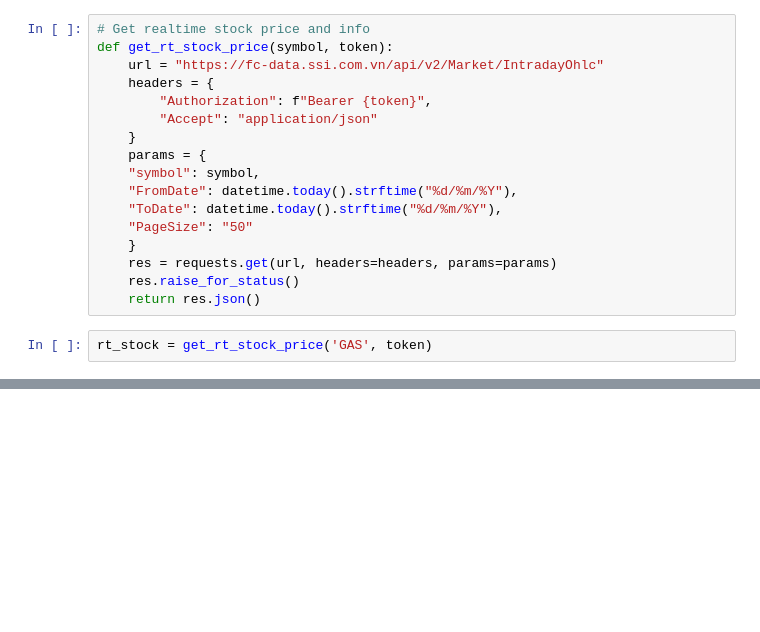
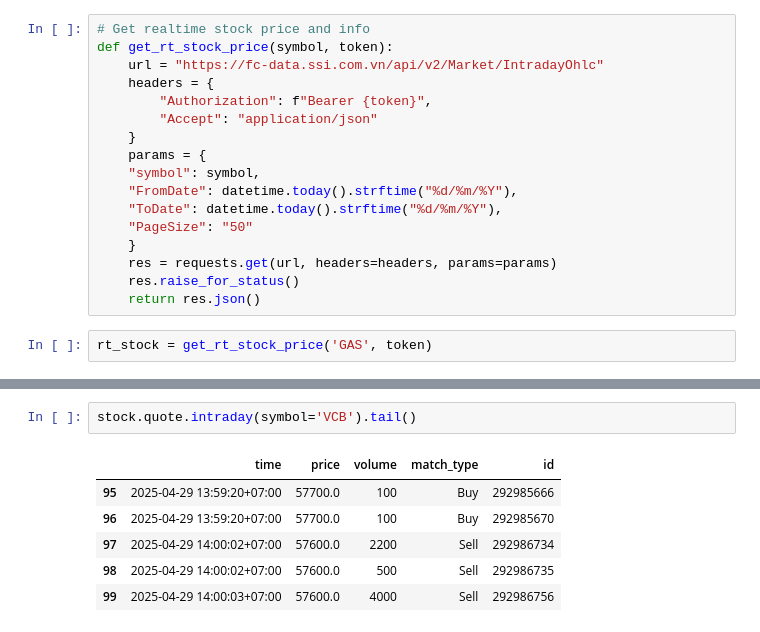
Before and after one commit to thangtm58/trading_algorithm, a Jupyter notebook: ssi.ipynb, the cells around one changed output, grey strips where cells are left out. Saved outputs shown, nothing was run; the diff lists cells and outputs as text; blank space fills up the shorter version.

```diff
--- a/ssi.ipynb
+++ b/ssi.ipynb
@@ -204,0 +233,9 @@ KeyboardInterrupt:
+# %%
+stock.quote.intraday(symbol='VCB').tail()
+# %% [output]
+|  | time | price | volume | match_type | id |
+| 95 | 2025-04-29 13:59:20+07:00 | 57700.0 | 100 | Buy | 292985666 |
+| 96 | 2025-04-29 13:59:20+07:00 | 57700.0 | 100 | Buy | 292985670 |
+| 97 | 2025-04-29 14:00:02+07:00 | 57600.0 | 2200 | Sell | 292986734 |
+| 98 | 2025-04-29 14:00:02+07:00 | 57600.0 | 500 | Sell | 292986735 |
+| 99 | 2025-04-29 14:00:03+07:00 | 57600.0 | 4000 | Sell | 292986756 |
```
Also changed, not shown: parts of 7 cells of this notebook.
